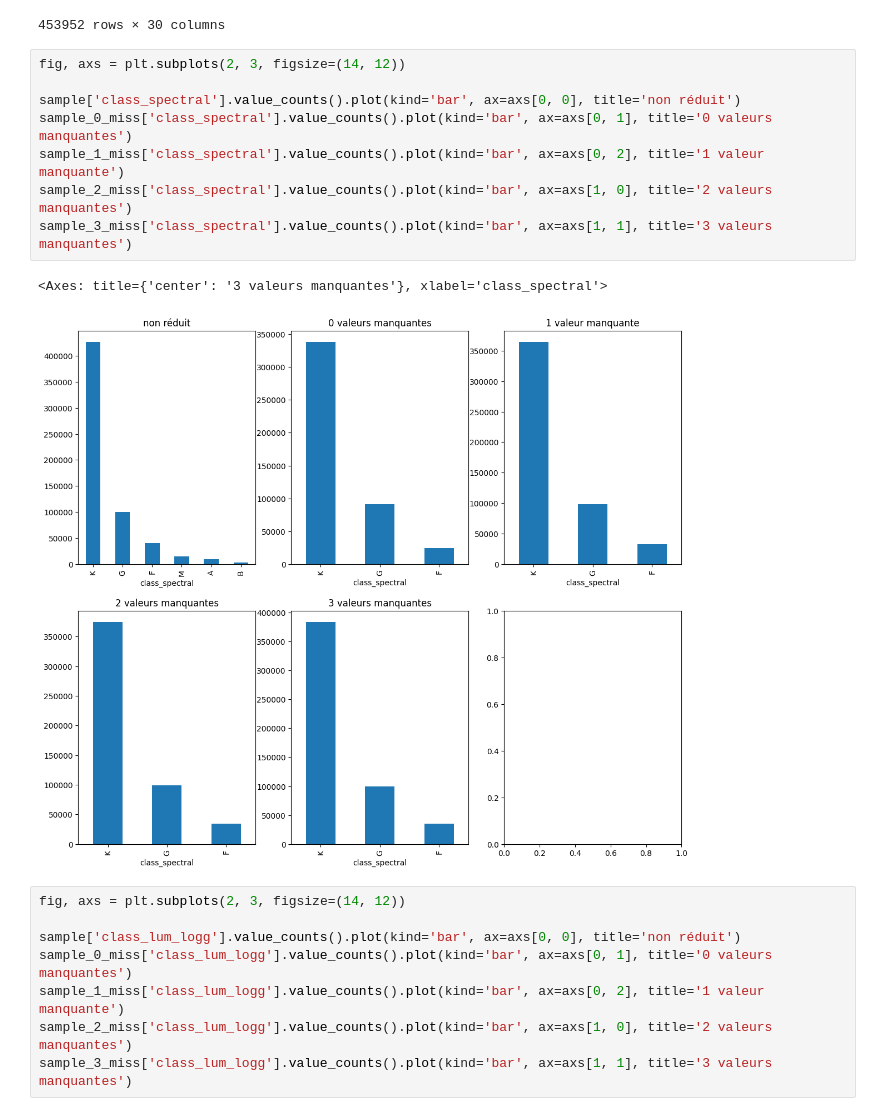
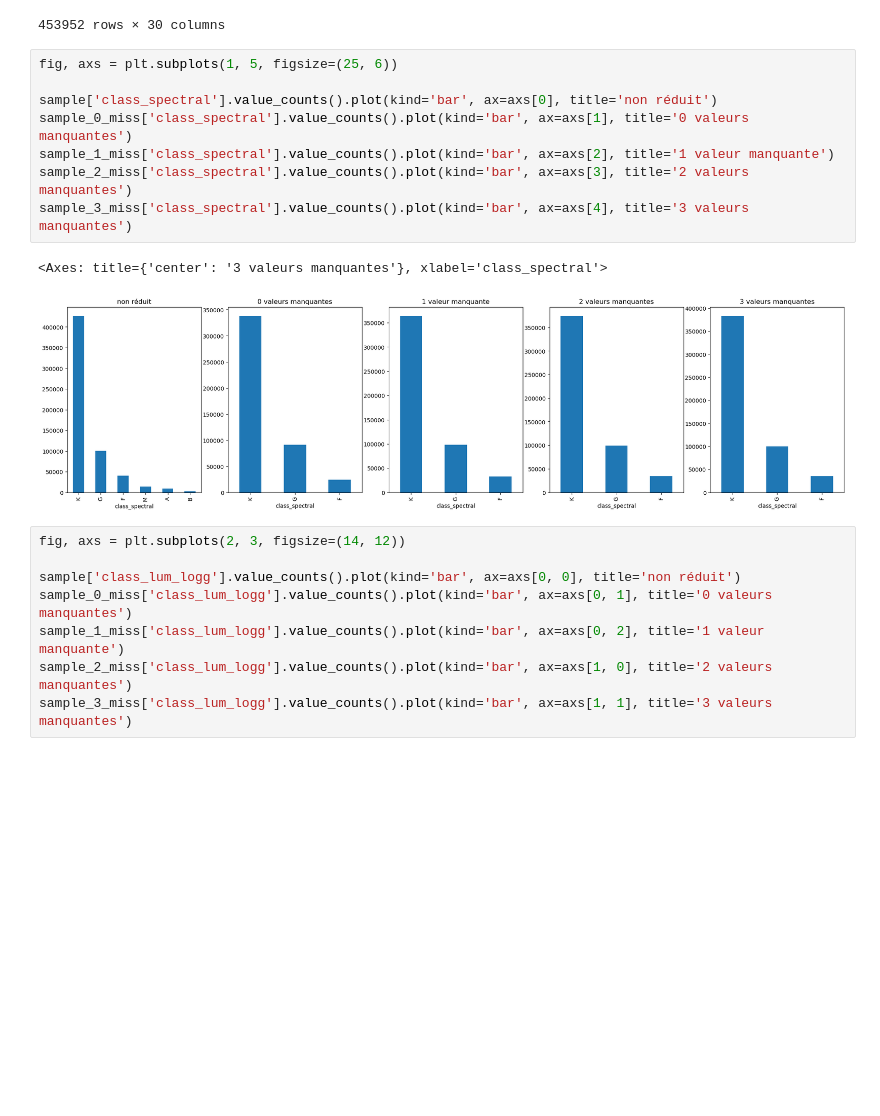
Before and after one commit to astrodeepnet/students-project-2024, a Jupyter notebook: Stats_Chemicals.ipynb, the cells around one changed output. Drawn from its saved outputs; the diff is of its cells as text; blank space fills up the shorter version.

Commit message:
modif graph

```diff
--- a/Stats_Chemicals.ipynb
+++ b/Stats_Chemicals.ipynb
@@ -426,16 +426,16 @@ sample_0_miss
 | 594010 | 2M23595980+1528407 | 10.786 | 10.546 | 10.513 | 3.972290 | -0.672220 | 1.472448 | 0.000000 | 0.210440 | 0.226260 | ... | ... |
 453952 rows × 30 columns
 # %%
-fig, axs = plt.subplots(2, 3, figsize=(14, 12))
+fig, axs = plt.subplots(1, 5, figsize=(25, 6))
 
-sample['class_spectral'].value_counts().plot(kind='bar', ax=axs[0, 0], title='non réduit')
-sample_0_miss['class_spectral'].value_counts().plot(kind='bar', ax=axs[0, 1], title='0 valeurs manquantes')
-sample_1_miss['class_spectral'].value_counts().plot(kind='bar', ax=axs[0, 2], title='1 valeur manquante')
-sample_2_miss['class_spectral'].value_counts().plot(kind='bar', ax=axs[1, 0], title='2 valeurs manquantes')
-sample_3_miss['class_spectral'].value_counts().plot(kind='bar', ax=axs[1, 1], title='3 valeurs manquantes')
+sample['class_spectral'].value_counts().plot(kind='bar', ax=axs[0], title='non réduit')
+sample_0_miss['class_spectral'].value_counts().plot(kind='bar', ax=axs[1], title='0 valeurs manquantes')
+sample_1_miss['class_spectral'].value_counts().plot(kind='bar', ax=axs[2], title='1 valeur manquante')
+sample_2_miss['class_spectral'].value_counts().plot(kind='bar', ax=axs[3], title='2 valeurs manquantes')
+sample_3_miss['class_spectral'].value_counts().plot(kind='bar', ax=axs[4], title='3 valeurs manquantes')
 # %% [output]
 <Axes: title={'center': '3 valeurs manquantes'}, xlabel='class_spectral'>
-[figure, old version]
+[figure, new version]
 # %%
 fig, axs = plt.subplots(2, 3, figsize=(14, 12))
 
```
Also changed, not shown: parts of 5 cells of this notebook.
